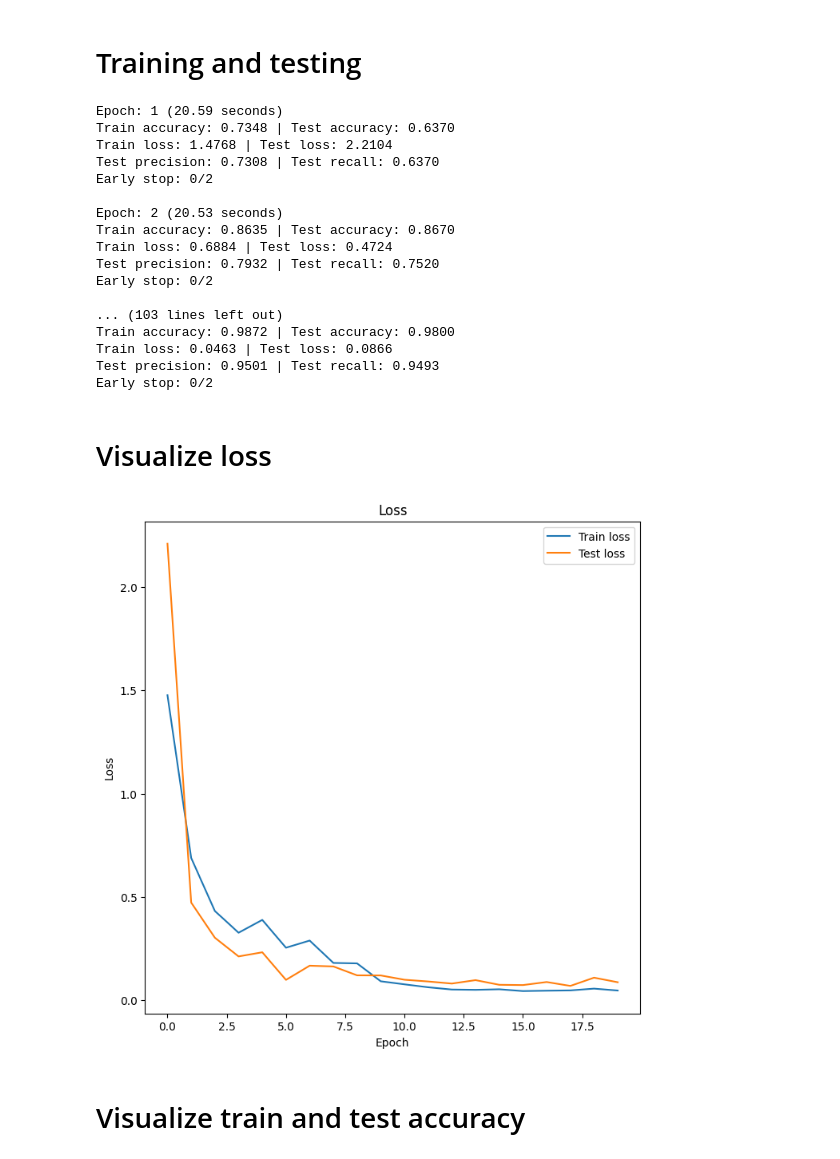
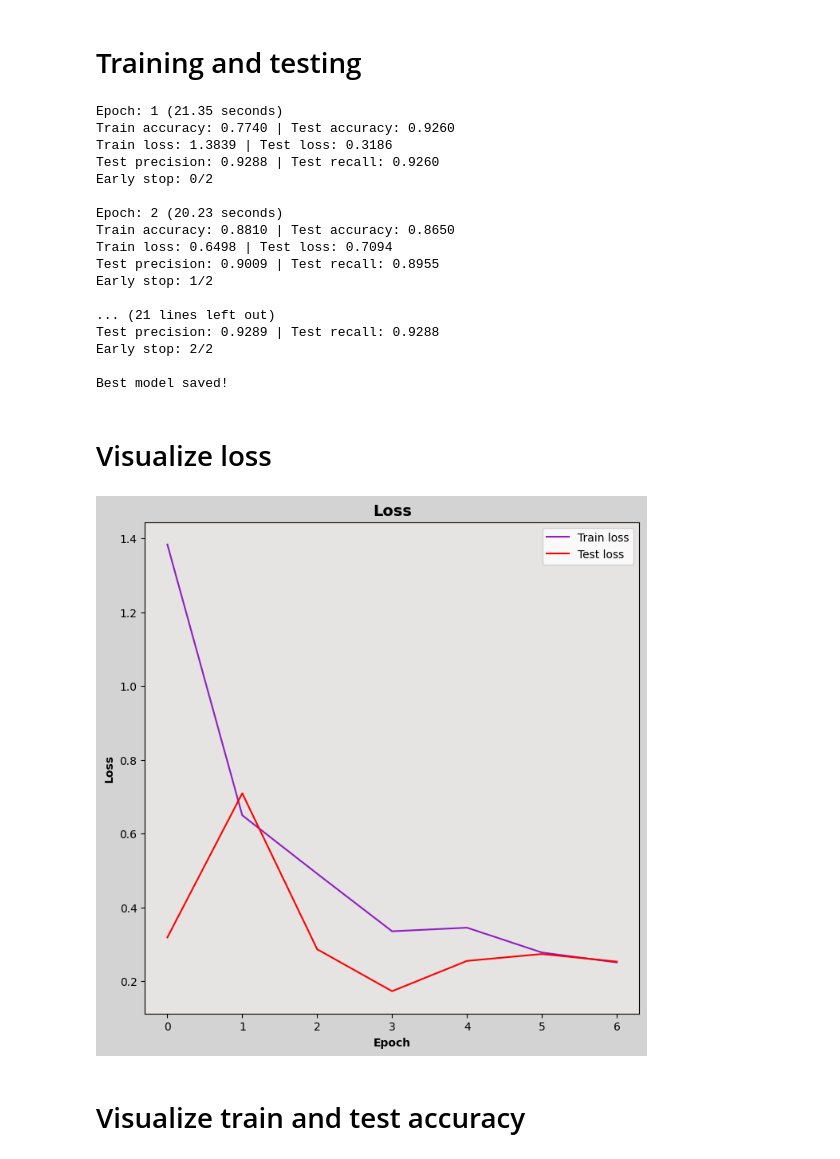
Before and after one commit to 1markmus/CNN-Blood-Cell-Images-for-Cancer-Detection, a Jupyter notebook: Blood images.ipynb, the cells around one changed output. Saved outputs shown, nothing was run; the diff lists cells and outputs as text; code cells hidden in the pictures.

```diff
--- a/Blood images.ipynb
+++ b/Blood images.ipynb
@@ -195,12 +195,12 @@ metric_recall = Recall(task="multiclass", num_classes=5, average="weighted")
 # Training and testing
 # %%
 # Run n epochs
-n_epochs = 20
+n_epochs = 10
 
 # Early stop
 counter = 0
 paticence = 2
-best_acc = np.inf
+best_acc = 0
 
 #--------------------------------------------------------------Training loop--------------------------------------------------------------#
 
@@ -326,51 +326,70 @@ for epoch in range(n_epochs):
     finish = time.time()
 
     # Early stop
-    if counter >= paticence:
+    if counter > paticence:
         print("Best model saved!")
         break
 
-    # Print epoch results
+
+#--------------------------------------------------------------Print epoch results-------------------------------------------------------------#
     print(f'Epoch: {epoch + 1} ({finish-start:.2f} seconds)\nTrain accuracy: {train_accuracy:.4f} | Test accuracy: {test_accuracy:.4f} \nTrain loss: {train_loss:.4f} | Test loss: {test_loss:.4f} \nTest precision: {precision:.4f} | Test recall: {recall:.4f}\nEarly stop: {counter}/{paticence}\n')
 # %% [output]
-Epoch: 1 (20.59 seconds)
-Train accuracy: 0.7348 | Test accuracy: 0.6370
-Train loss: 1.4768 | Test loss: 2.2104
-Test precision: 0.7308 | Test recall: 0.6370
+Epoch: 1 (21.35 seconds)
+Train accuracy: 0.7740 | Test accuracy: 0.9260
+Train loss: 1.3839 | Test loss: 0.3186
+Test precision: 0.9288 | Test recall: 0.9260
 Early stop: 0/2
 
-Epoch: 2 (20.53 seconds)
-Train accuracy: 0.8635 | Test accuracy: 0.8670
-Train loss: 0.6884 | Test loss: 0.4724
-Test precision: 0.7932 | Test recall: 0.7520
-Early stop: 0/2
+Epoch: 2 (20.23 seconds)
+Train accuracy: 0.8810 | Test accuracy: 0.8650
+Train loss: 0.6498 | Test loss: 0.7094
+Test precision: 0.9009 | Test recall: 0.8955
+Early stop: 1/2
 
-... (103 lines left out)
-Train accuracy: 0.9872 | Test accuracy: 0.9800
-Train loss: 0.0463 | Test loss: 0.0866
-Test precision: 0.9501 | Test recall: 0.9493
-Early stop: 0/2
+... (21 lines left out)
+Test precision: 0.9289 | Test recall: 0.9288
+Early stop: 2/2
+
+Best model saved!
 # %% [markdown]
 # Visualize loss
 # %%
 fig, ax = plt.subplots(figsize = (8, 8))
 
+# Background
+fig.set_facecolor("#D3D3D3")
+ax.set_facecolor("#E5E4E2")
+
 # Title
-plt.title("Loss")
+plt.title(
+    "Loss",
+    fontweight = "bold",
+    fontsize = 14
+    )
 
-# Data
-plt.plot(train_losses, label = "Train loss")
-plt.plot(test_losses, label = "Test loss")
+# Train loss
+plt.plot(
+    train_losses,
+    label = "Train loss",
+    color = "#8F1FC3"
+    )
+
+# Test loss
+plt.plot(
+    test_losses,
+    label = "Test loss",
+    color = "red"
+    )
 
 # Axis
-plt.xlabel("Epoch")
-plt.ylabel("Loss")
+plt.xlabel("Epoch", fontweight = "bold")
+plt.ylabel("Loss", fontweight = "bold")
 
 # Legend
 plt.legend()
 plt.show()
 # %% [output]
-[figure, old version]
+[figure, new version]
 # %% [markdown]
 # Visualize train and test accuracy
 # %%
```
Also changed, not shown: parts of 4 cells of this notebook.
